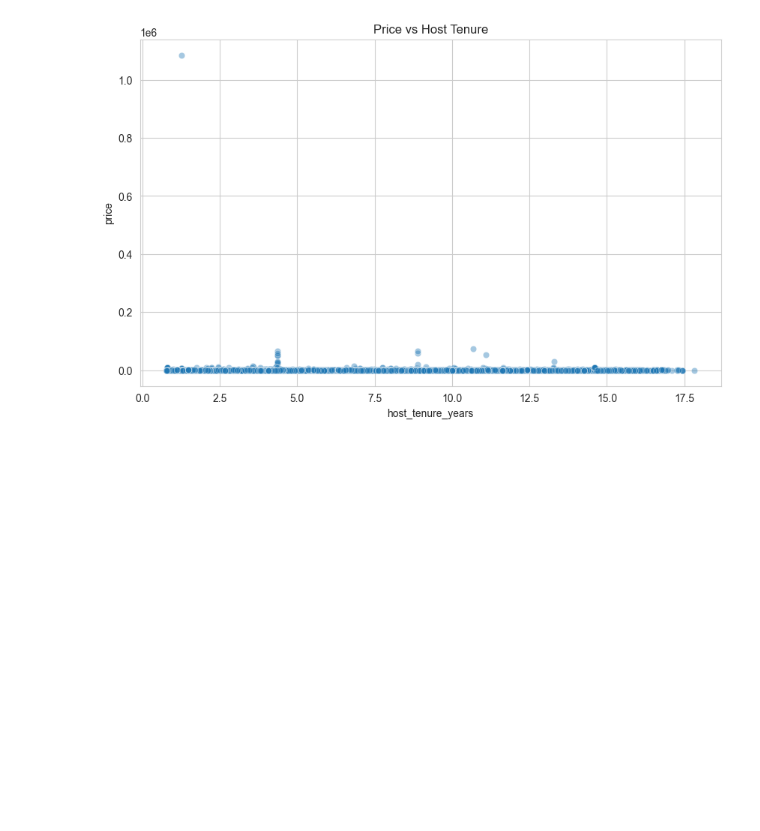
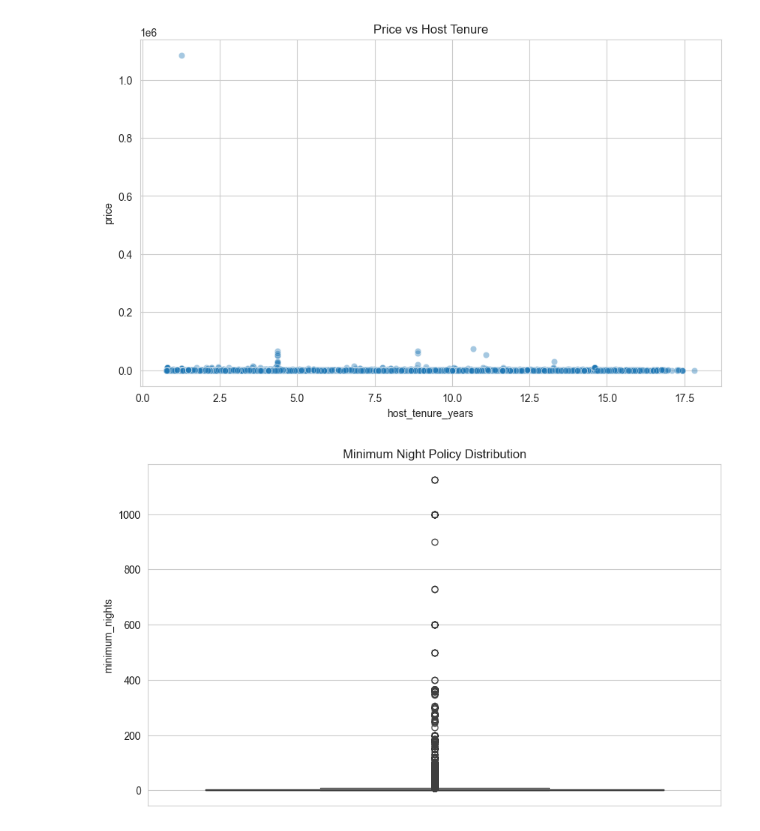
Before and after one commit to FathimaNafra/airbnb-data-engineering-project, a Jupyter notebook: notebooks/eda.ipynb, the cells around one changed output. Cells and saved outputs as stored; diff of their text form; code cells hidden in the pictures; blank space fills up the shorter version.

Commit message:
Analyze minimum night stay policies

```diff
--- a/notebooks/eda.ipynb
+++ b/notebooks/eda.ipynb
@@ -445,3 +445,18 @@ plt.title(
 plt.show()
 # %% [output]
 [figure]
+# %%
+#4.3.5 Minimum Night Policies
+plt.figure(figsize=(10,6))
+
+sns.boxplot(
+    y=master["minimum_nights"]
+)
+
+plt.title(
+    "Minimum Night Policy Distribution"
+)
+
+plt.show()
+# %% [output]
+[figure, added]
```
